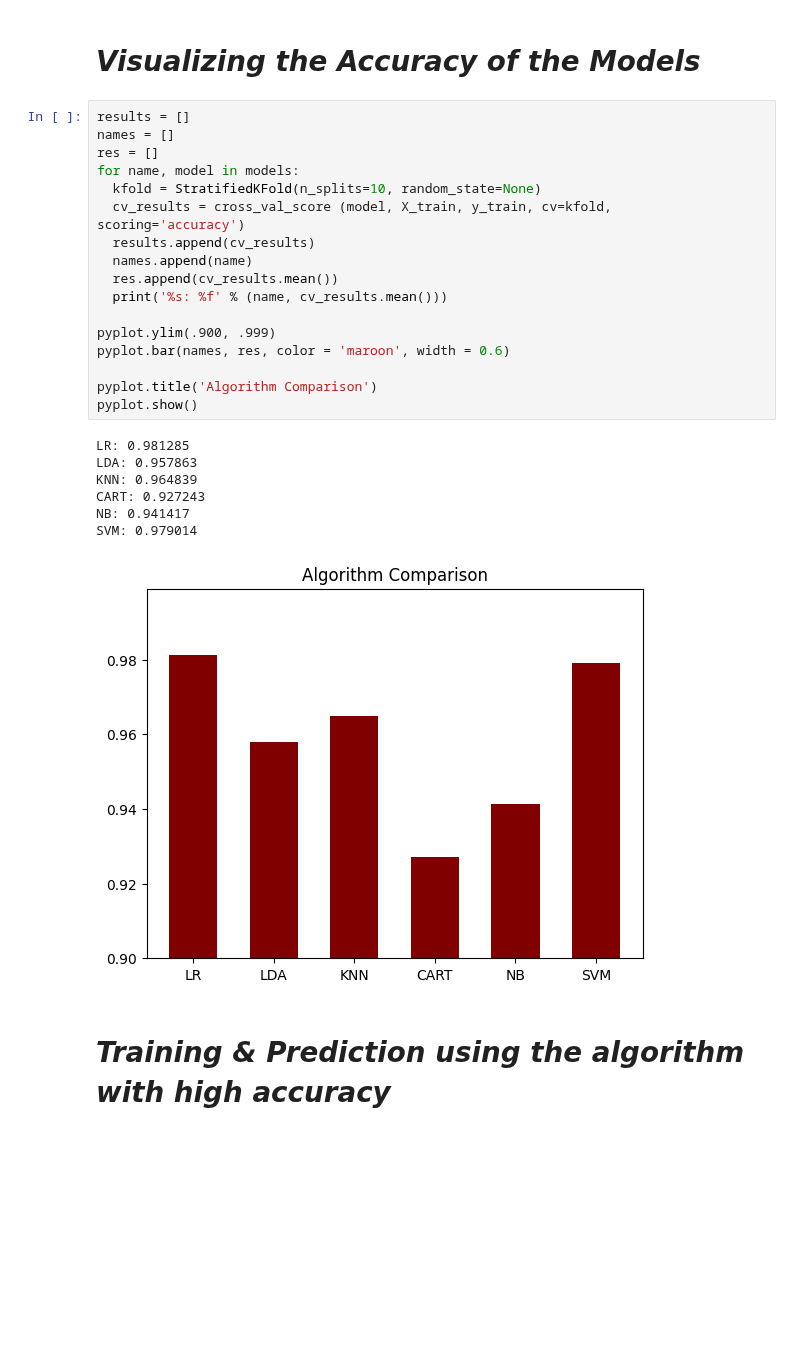
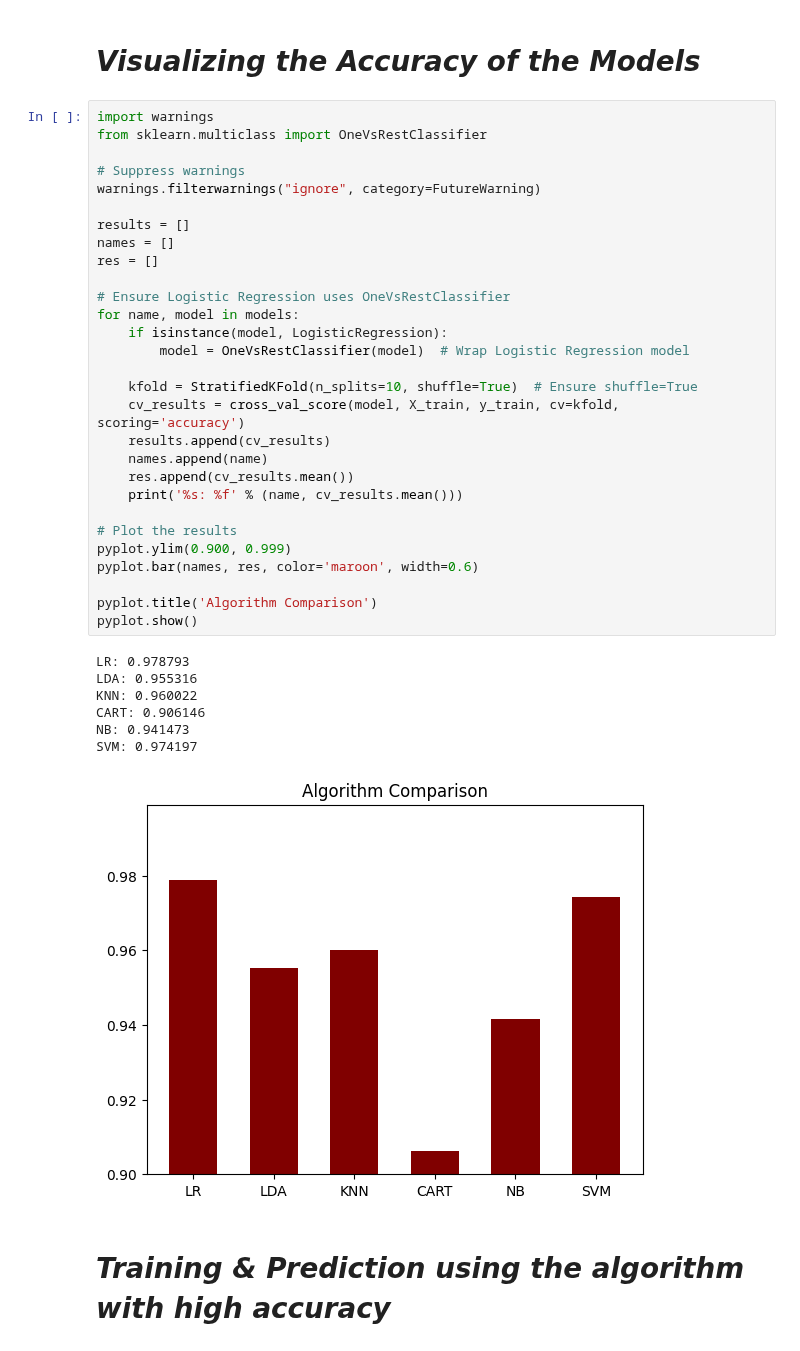
Before and after one commit to msuman-07/ML-Projects, a Jupyter notebook: Breast_Cancer_Detection_Various_ML_Algrthm.ipynb, the cells around one changed output. Drawn from its saved outputs; the diff is of its cells as text; blank space fills up the shorter version.

```diff
--- a/Breast_Cancer_Detection_Various_ML_Algrthm.ipynb
+++ b/Breast_Cancer_Detection_Various_ML_Algrthm.ipynb
@@ -131,30 +131,42 @@ models.append(('SVM', SVC(gamma='auto')))
 # %% [markdown]
 # *Visualizing the Accuracy of the Models*
 # %%
+import warnings
+from sklearn.multiclass import OneVsRestClassifier
+
+# Suppress warnings
+warnings.filterwarnings("ignore", category=FutureWarning)
+
 results = []
 names = []
 res = []
+
+# Ensure Logistic Regression uses OneVsRestClassifier
 for name, model in models:
-  kfold = StratifiedKFold(n_splits=10, random_state=None)
-  cv_results = cross_val_score (model, X_train, y_train, cv=kfold, scoring='accuracy')
-  results.append(cv_results)
-  names.append(name)
-  res.append(cv_results.mean())
-  print('%s: %f' % (name, cv_results.mean()))
+    if isinstance(model, LogisticRegression):
+        model = OneVsRestClassifier(model)  # Wrap Logistic Regression model
 
-pyplot.ylim(.900, .999)
-pyplot.bar(names, res, color = 'maroon', width = 0.6)
+    kfold = StratifiedKFold(n_splits=10, shuffle=True)  # Ensure shuffle=True
+    cv_results = cross_val_score(model, X_train, y_train, cv=kfold, scoring='accuracy')
+    results.append(cv_results)
+    names.append(name)
+    res.append(cv_results.mean())
+    print('%s: %f' % (name, cv_results.mean()))
+
+# Plot the results
+pyplot.ylim(0.900, 0.999)
+pyplot.bar(names, res, color='maroon', width=0.6)
 
 pyplot.title('Algorithm Comparison')
 pyplot.show()
 # %% [output]
-LR: 0.981285
-LDA: 0.957863
-KNN: 0.964839
-CART: 0.927243
-NB: 0.941417
-SVM: 0.979014
+LR: 0.978793
+LDA: 0.955316
+KNN: 0.960022
+CART: 0.906146
+NB: 0.941473
+SVM: 0.974197
-[figure, old version]
+[figure, new version]
 # %% [markdown]
 # *Training & Prediction using the algorithm with high accuracy*
 # %%
```
